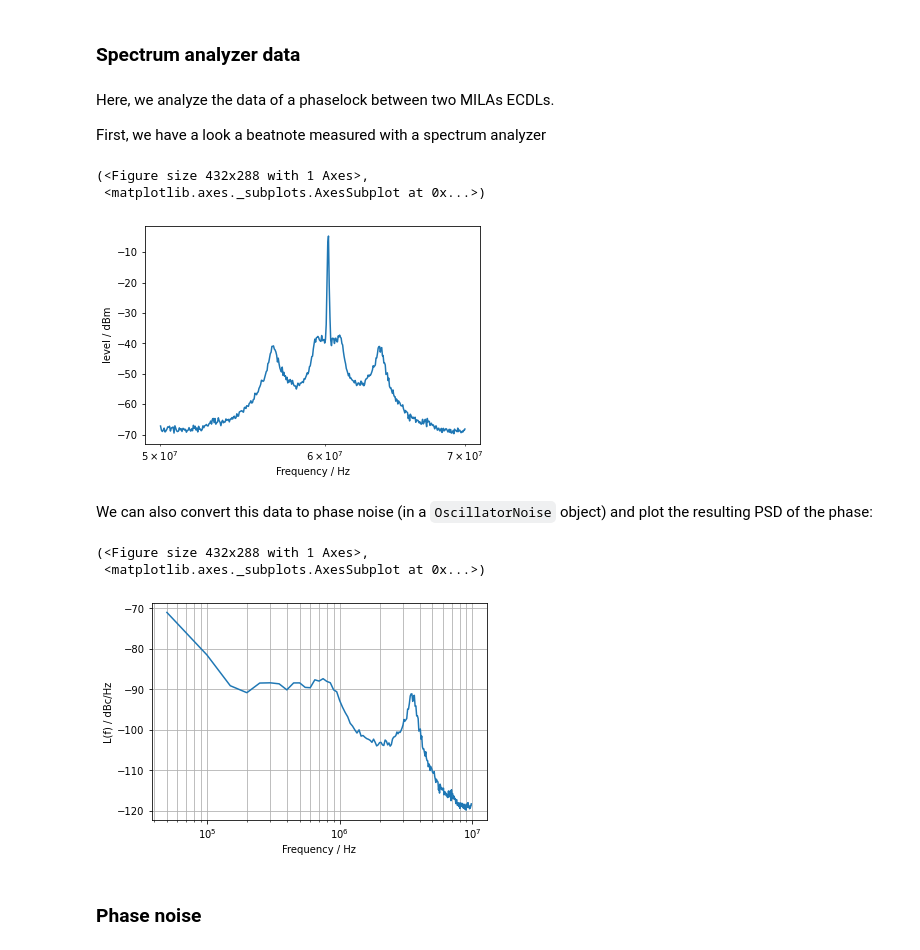
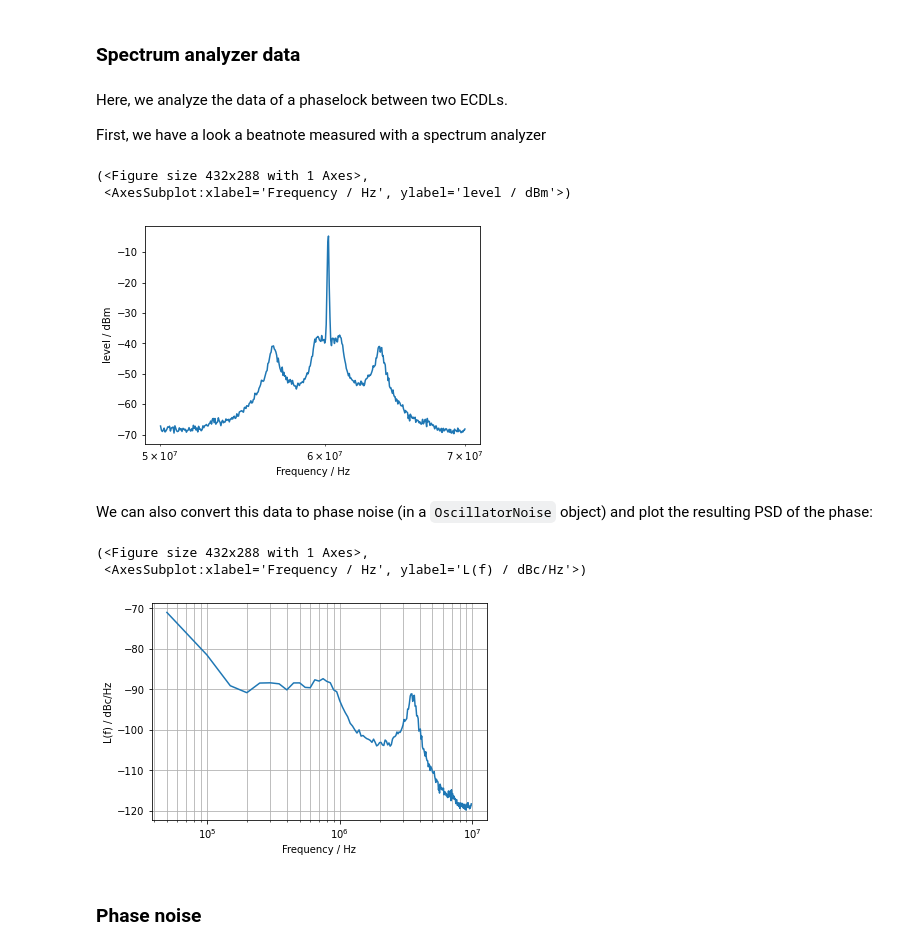
Before and after one commit to bleykauf/freqtools, a Jupyter notebook: examples/Examples.ipynb, the cells around one changed output. Drawn from its saved outputs; the diff is of its cells as text; code cells hidden in the pictures.

```diff
--- a/examples/Examples.ipynb
+++ b/examples/Examples.ipynb
@@ -66,17 +66,18 @@ This means, an linewidth of roughly 700 kHz at 1 ms (the default value for `line
 # %% [markdown]
 ### Spectrum analyzer data
 # %% [markdown]
-Here, we analyze the data of a phaselock between two MILAs ECDLs.
+Here, we analyze the data of a phaselock between two ECDLs.
 
 First, we have a look a beatnote measured with a spectrum analyzer
-# %%
-spectrum = ft.import_csv('laser_spectrum_analyzer_data.txt', as_class=ft.SpectrumAnalyzerData, delimiter='\t',
-                                    rbw=3e5, label='Beatnote')
-spectrum.plot()
-# %% [output]
-(<Figure size 432x288 with 1 Axes>,
- <matplotlib.axes._subplots.AxesSubplot at 0x...>)
-[figure, removed]
+# %%
+spec_data = pd.read_csv('laser_spectrum_analyzer_data.txt', names=["Frequency", "Amplitude"], skiprows=1, delimiter='\t')
+
+spectrum = ft.SpectrumAnalyzerData(spec_data["Frequency"].values, spec_data["Amplitude"].values, rbw=3e5)
+spectrum.plot()
+# %% [output]
+(<Figure size 432x288 with 1 Axes>,
+ <AxesSubplot:xlabel='Frequency / Hz', ylabel='level / dBm'>)
+[figure, added]
 # %% [markdown]
 We can also convert this data to phase noise (in a `OscillatorNoise` object) and plot the resulting PSD of the phase:
 # %%
@@ -84,7 +85,7 @@ laser_noise_from_spec = spectrum.to_oscillator_noise()
 laser_noise_from_spec.plot()
 # %% [output]
 (<Figure size 432x288 with 1 Axes>,
- <matplotlib.axes._subplots.AxesSubplot at 0x...>)
+ <AxesSubplot:xlabel='Frequency / Hz', ylabel='L(f) / dBc/Hz'>)
 [figure]
 # %% [markdown]
 ### Phase noise
```
Also changed, not shown: parts of 13 cells of this notebook.
